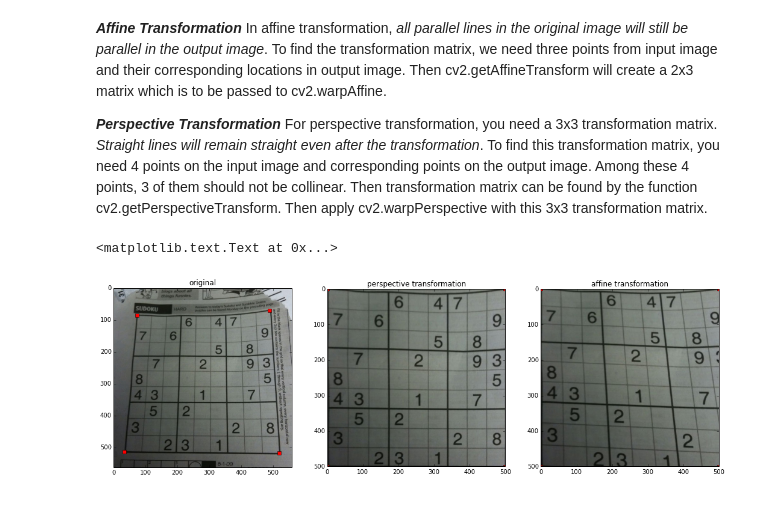
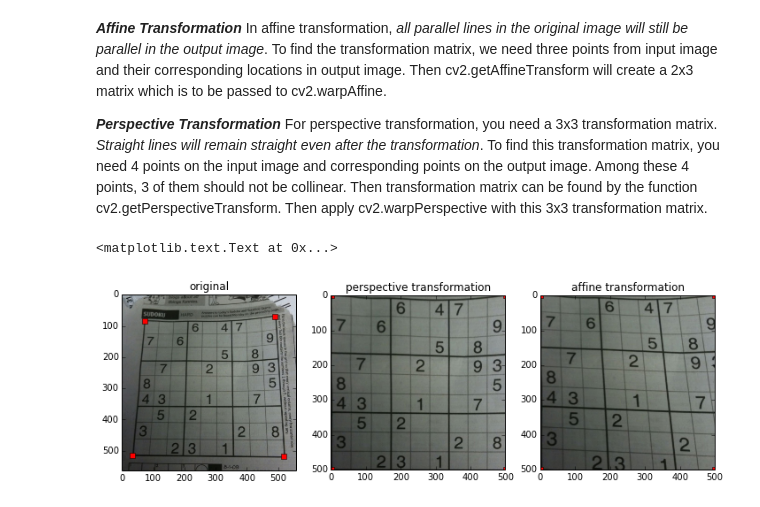
Before and after one commit to dolaameng/tutorials, a Jupyter notebook: opencv-practice/opencv python tutorials 2.ipynb, the cells around one changed output. Drawn from its saved outputs; the diff is of its cells as text; code cells hidden in the pictures.

```diff
--- a/opencv-practice/opencv python tutorials 2.ipynb
+++ b/opencv-practice/opencv python tutorials 2.ipynb
@@ -88,32 +90,32 @@ sudoku = cv2.imread("public-images/sudoku.jpg")[:,:,::-1]
 ## captured by GIMP - they most be float !!
 original_xys = np.float32([[73, 85], [489, 69], [34, 514], [519, 518]])
 mapped_xys = np.float32([[0, 0], [500, 0], [0, 500], [500, 500]])
 
 ## use perspective transformation
 M = cv2.getPerspectiveTransform(original_xys, mapped_xys)
 perspective_trans = cv2.warpPerspective(sudoku, M, (500, 500))
 
 ## use affine transformation
 M = cv2.getAffineTransform(original_xys[:-1, :], mapped_xys[:-1, :])
 affine_trans = cv2.warpAffine(sudoku, M, (500, 500))
 
 
-fig, axes = plt.subplots(1, 3, figsize = (3 * 6, 6))
+fig, axes = plt.subplots(1, 3, figsize = (3 * 4, 4))
 axes[0].imshow(sudoku)
 axes[0].autoscale(False) ## SUPER USEFUL
 axes[0].set_title("original")
 axes[0].plot(original_xys[:, 0], original_xys[:, 1], "rs")
 
 
 axes[1].imshow(perspective_trans)
 axes[1].autoscale(False)
 axes[1].plot(mapped_xys[:, 0], mapped_xys[:, 1], "rs")
 axes[1].set_title("perspective transformation")
 
 axes[2].imshow(affine_trans)
 axes[2].autoscale(False)
 axes[2].plot(mapped_xys[:, 0], mapped_xys[:, 1], "rs")
 axes[2].set_title("affine transformation")
 # %% [output]
 <matplotlib.text.Text at 0x...>
-[figure, old version]
+[figure, new version]
```
Also changed, not shown: parts of 6 cells of this notebook, 1 other file.
